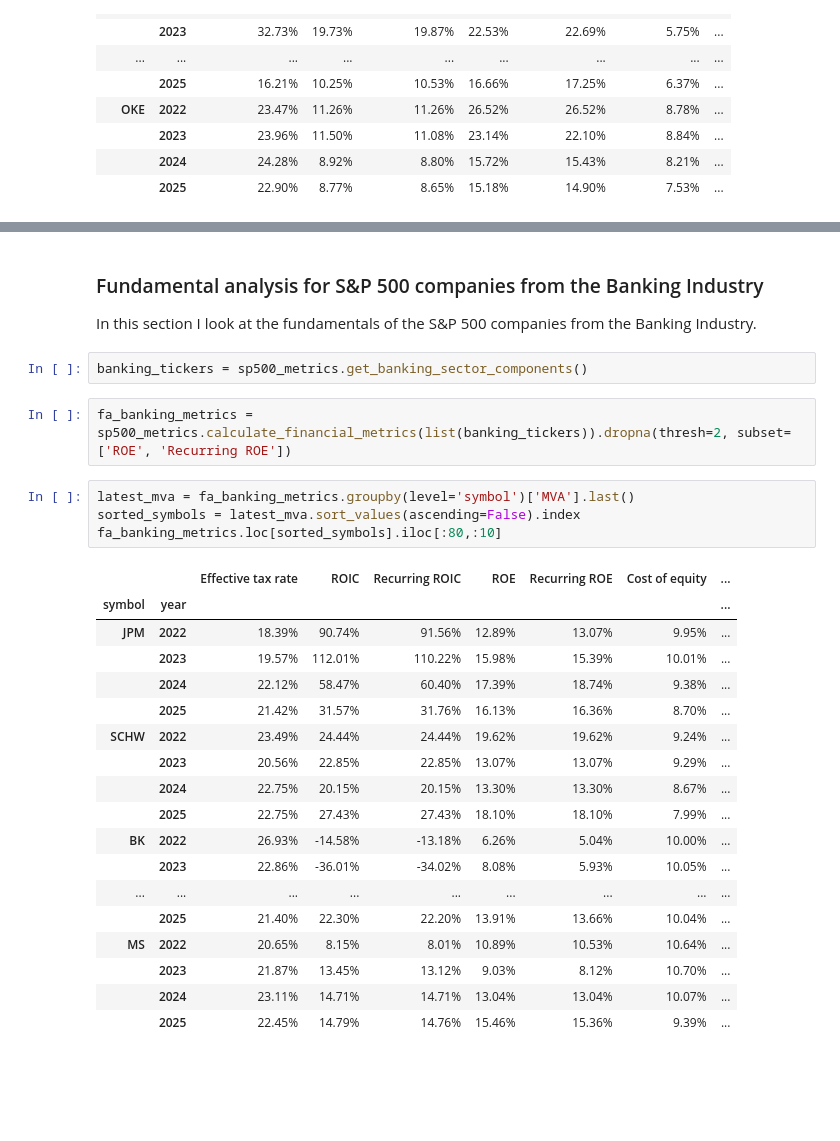
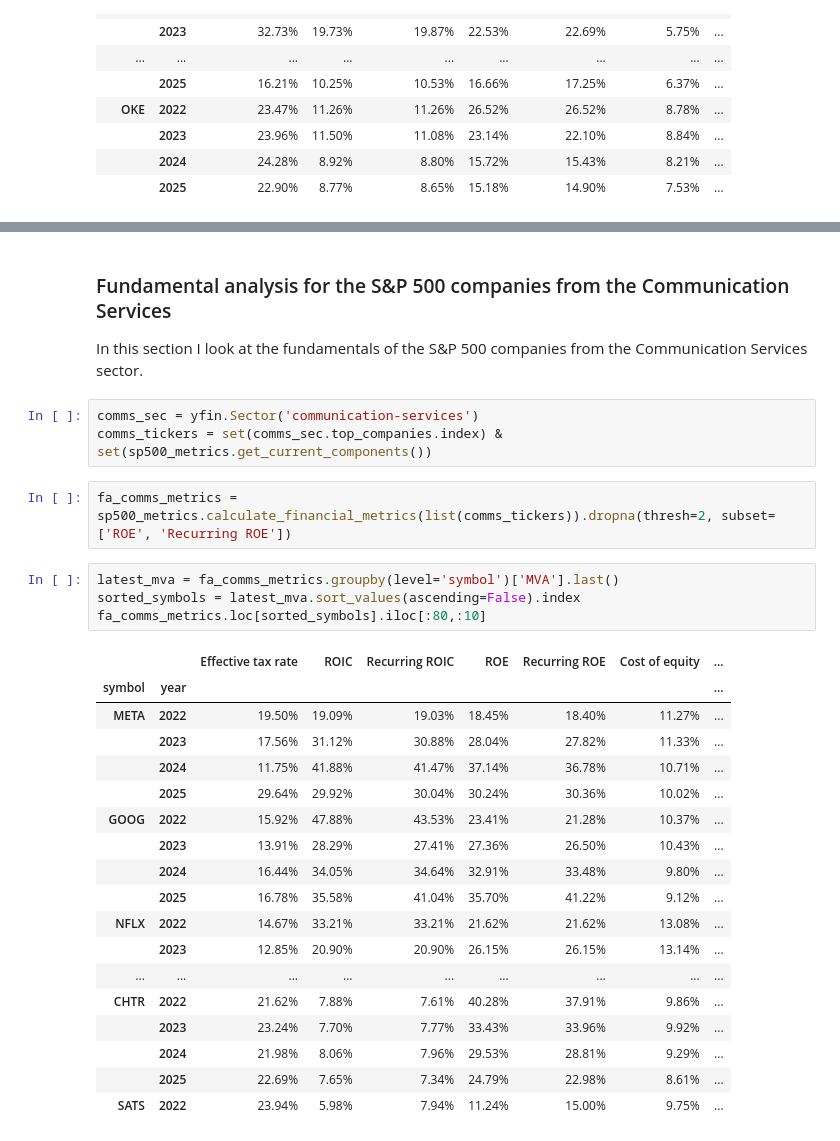
Before and after one commit to ilchen/US_Economic_Data_Analysis, a Jupyter notebook: Stock_Market_FA.ipynb, the cells around one changed output, grey strips where cells are left out. Saved outputs shown, nothing was run; the diff lists cells and outputs as text; blank space fills up the shorter version.

Commit message:
Improved analysis and added charts

```diff
--- a/Stock_Market_FA.ipynb
+++ b/Stock_Market_FA.ipynb
@@ -240,30 +293,31 @@ fa_energy_metrics.loc[sorted_symbols].iloc[:80,:10]
 # %% [markdown]
-### Fundamental analysis for S&P 500 companies from the Banking Industry
-In this section I look at the fundamentals of the S&P 500 companies from the Banking Industry.
+### Fundamental analysis for the S&P 500 companies from the Communication Services
+In this section I look at the fundamentals of the S&P 500 companies from the Communication Services sector.
 # %%
-banking_tickers = sp500_metrics.get_banking_sector_components()
+comms_sec = yfin.Sector('communication-services')
+comms_tickers = set(comms_sec.top_companies.index) & set(sp500_metrics.get_current_components())
 # %%
-fa_banking_metrics = sp500_metrics.calculate_financial_metrics(list(banking_tickers)).dropna(thresh=2, subset=['ROE', 'Recurring ROE'])
+fa_comms_metrics = sp500_metrics.calculate_financial_metrics(list(comms_tickers)).dropna(thresh=2, subset=['ROE', 'Recurring ROE'])
 # %%
-latest_mva = fa_banking_metrics.groupby(level='symbol')['MVA'].last()
+latest_mva = fa_comms_metrics.groupby(level='symbol')['MVA'].last()
 sorted_symbols = latest_mva.sort_values(ascending=False).index
-fa_banking_metrics.loc[sorted_symbols].iloc[:80,:10]
+fa_comms_metrics.loc[sorted_symbols].iloc[:80,:10]
 # %% [output]
 |  |  | Effective tax rate | ROIC | Recurring ROIC | ROE | Recurring ROE | Cost of equity | ... |
 | symbol | year |  |  |  |  |  |  | ... |
-| JPM | 2022 | 18.39% | 90.74% | 91.56% | 12.89% | 13.07% | 9.95% | ... |
-|  | 2023 | 19.57% | 112.01% | 110.22% | 15.98% | 15.39% | 10.01% | ... |
-|  | 2024 | 22.12% | 58.47% | 60.40% | 17.39% | 18.74% | 9.38% | ... |
-|  | 2025 | 21.42% | 31.57% | 31.76% | 16.13% | 16.36% | 8.70% | ... |
-| SCHW | 2022 | 23.49% | 24.44% | 24.44% | 19.62% | 19.62% | 9.24% | ... |
-|  | 2023 | 20.56% | 22.85% | 22.85% | 13.07% | 13.07% | 9.29% | ... |
-|  | 2024 | 22.75% | 20.15% | 20.15% | 13.30% | 13.30% | 8.67% | ... |
-|  | 2025 | 22.75% | 27.43% | 27.43% | 18.10% | 18.10% | 7.99% | ... |
-| BK | 2022 | 26.93% | -14.58% | -13.18% | 6.26% | 5.04% | 10.00% | ... |
-|  | 2023 | 22.86% | -36.01% | -34.02% | 8.08% | 5.93% | 10.05% | ... |
+| META | 2022 | 19.50% | 19.09% | 19.03% | 18.45% | 18.40% | 11.27% | ... |
+|  | 2023 | 17.56% | 31.12% | 30.88% | 28.04% | 27.82% | 11.33% | ... |
+|  | 2024 | 11.75% | 41.88% | 41.47% | 37.14% | 36.78% | 10.71% | ... |
+|  | 2025 | 29.64% | 29.92% | 30.04% | 30.24% | 30.36% | 10.02% | ... |
+| GOOG | 2022 | 15.92% | 47.88% | 43.53% | 23.41% | 21.28% | 10.37% | ... |
+|  | 2023 | 13.91% | 28.29% | 27.41% | 27.36% | 26.50% | 10.43% | ... |
+|  | 2024 | 16.44% | 34.05% | 34.64% | 32.91% | 33.48% | 9.80% | ... |
+|  | 2025 | 16.78% | 35.58% | 41.04% | 35.70% | 41.22% | 9.12% | ... |
+| NFLX | 2022 | 14.67% | 33.21% | 33.21% | 21.62% | 21.62% | 13.08% | ... |
+|  | 2023 | 12.85% | 20.90% | 20.90% | 26.15% | 26.15% | 13.14% | ... |
 | ... | ... | ... | ... | ... | ... | ... | ... | ... |
-|  | 2025 | 21.40% | 22.30% | 22.20% | 13.91% | 13.66% | 10.04% | ... |
-| MS | 2022 | 20.65% | 8.15% | 8.01% | 10.89% | 10.53% | 10.64% | ... |
-|  | 2023 | 21.87% | 13.45% | 13.12% | 9.03% | 8.12% | 10.70% | ... |
-|  | 2024 | 23.11% | 14.71% | 14.71% | 13.04% | 13.04% | 10.07% | ... |
-|  | 2025 | 22.45% | 14.79% | 14.76% | 15.46% | 15.36% | 9.39% | ... |
+| CHTR | 2022 | 21.62% | 7.88% | 7.61% | 40.28% | 37.91% | 9.86% | ... |
+|  | 2023 | 23.24% | 7.70% | 7.77% | 33.43% | 33.96% | 9.92% | ... |
+|  | 2024 | 21.98% | 8.06% | 7.96% | 29.53% | 28.81% | 9.29% | ... |
+|  | 2025 | 22.69% | 7.65% | 7.34% | 24.79% | 22.98% | 8.61% | ... |
+| SATS | 2022 | 23.94% | 5.98% | 7.94% | 11.24% | 15.00% | 9.75% | ... |
```
Also changed, not shown: parts of 16 cells of this notebook.
